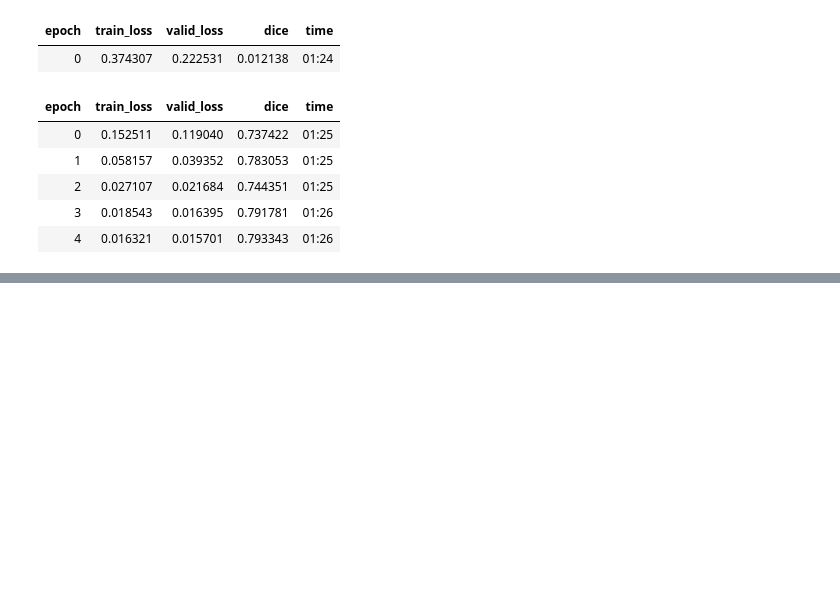
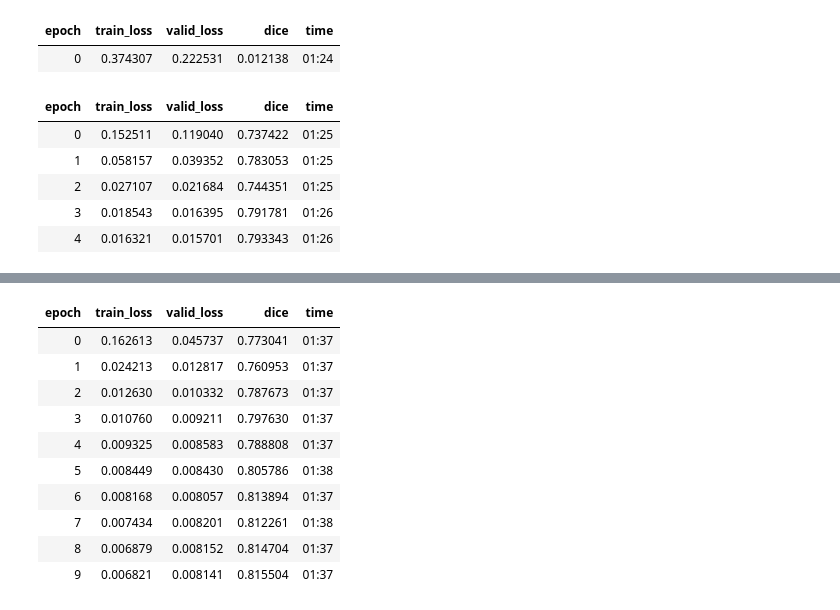
Before and after one commit to jarvislabsai/siim-acr, a Jupyter notebook: Building Unet.ipynb, the cells around one changed output, grey strips where cells are left out. Saved outputs shown, nothing was run; the diff lists cells and outputs as text; code cells hidden in the pictures; blank space fills up the shorter version.

```diff
--- a/Building Unet.ipynb
+++ b/Building Unet.ipynb
@@ -285,0 +278,14 @@ learn.fine_tune(5)
+# %%
+learn.fit_one_cycle(10,1e-2)
+# %% [output]
+| epoch | train_loss | valid_loss | dice | time |
+| 0 | 0.162613 | 0.045737 | 0.773041 | 01:37 |
+| 1 | 0.024213 | 0.012817 | 0.760953 | 01:37 |
+| 2 | 0.012630 | 0.010332 | 0.787673 | 01:37 |
+| 3 | 0.010760 | 0.009211 | 0.797630 | 01:37 |
+| 4 | 0.009325 | 0.008583 | 0.788808 | 01:37 |
+| 5 | 0.008449 | 0.008430 | 0.805786 | 01:38 |
+| 6 | 0.008168 | 0.008057 | 0.813894 | 01:37 |
+| 7 | 0.007434 | 0.008201 | 0.812261 | 01:38 |
+| 8 | 0.006879 | 0.008152 | 0.814704 | 01:37 |
+| 9 | 0.006821 | 0.008141 | 0.815504 | 01:37 |
```
Also changed, not shown: parts of 30 cells of this notebook.
